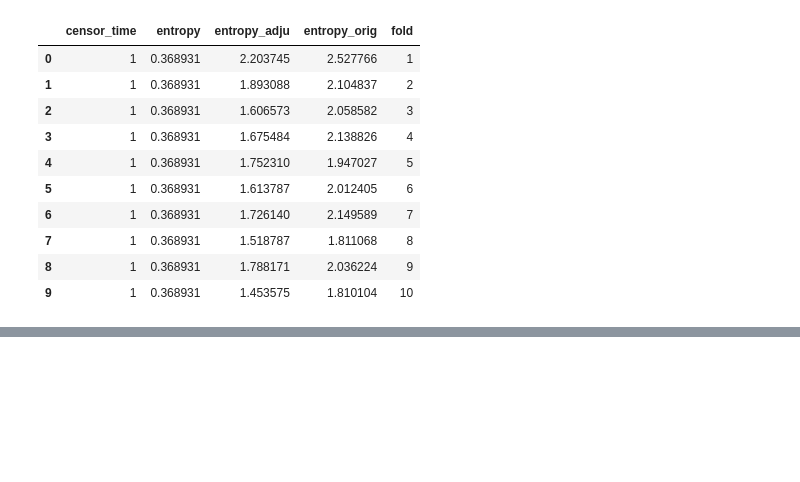
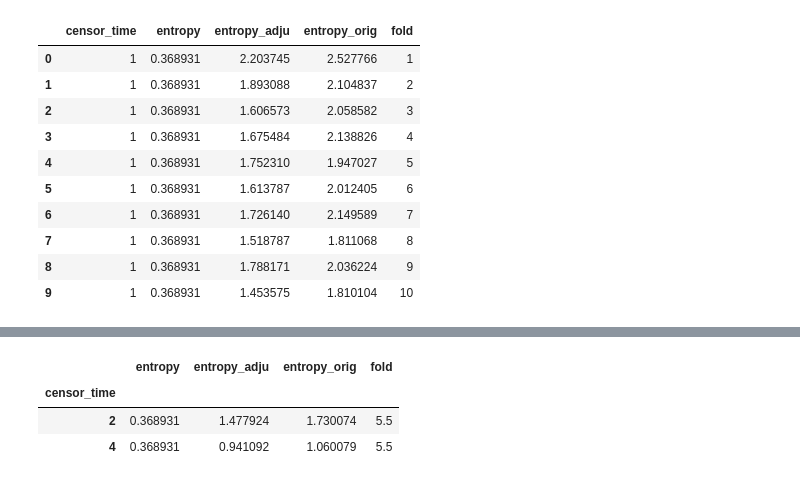
Before and after one commit to pschulam-attic/Notebook, a Jupyter notebook: 2015/07/multinomial-adjustment-experiments.ipynb, the cells around one changed output, grey strips where cells are left out. Drawn from its saved outputs; the diff is of its cells as text; code cells hidden in the pictures; blank space fills up the shorter version.

Commit message:
Update adjustment experiments to look at results after longer observation period.

```diff
--- a/2015/07/multinomial-adjustment-experiments.ipynb
+++ b/2015/07/multinomial-adjustment-experiments.ipynb
@@ -664,3 +664,9 @@ results5_tbl
 | 7 | 1 | 0.368931 | 1.518787 | 1.811068 | 8 |
 | 8 | 1 | 0.368931 | 1.788171 | 2.036224 | 9 |
 | 9 | 1 | 0.368931 | 1.453575 | 1.810104 | 10 |
+# %%
+experiments = itertools.product([2.0, 4.0],
+                                [1, 2, 3, 4, 5, 6, 7, 8, 9, 10])
+
+results6 = [run_experiment3(0, [1, 2, 3], c, k, combined_pd, ['pfvc', 'tss', 'pdc', 'pv1'], folds)
+            for c, k in experiments]
@@ -666,0 +691,9 @@ results5_tbl
+# %%
+results6_tbl = pd.DataFrame(results6)
+# %%
+results6_tbl.groupby('censor_time').agg(np.mean)
+# %% [output]
+|  | entropy | entropy_adju | entropy_orig | fold |
+| censor_time |  |  |  |  |
+| 2 | 0.368931 | 1.477924 | 1.730074 | 5.5 |
+| 4 | 0.368931 | 0.941092 | 1.060079 | 5.5 |
```
Also changed, not shown: parts of 4 cells of this notebook.
